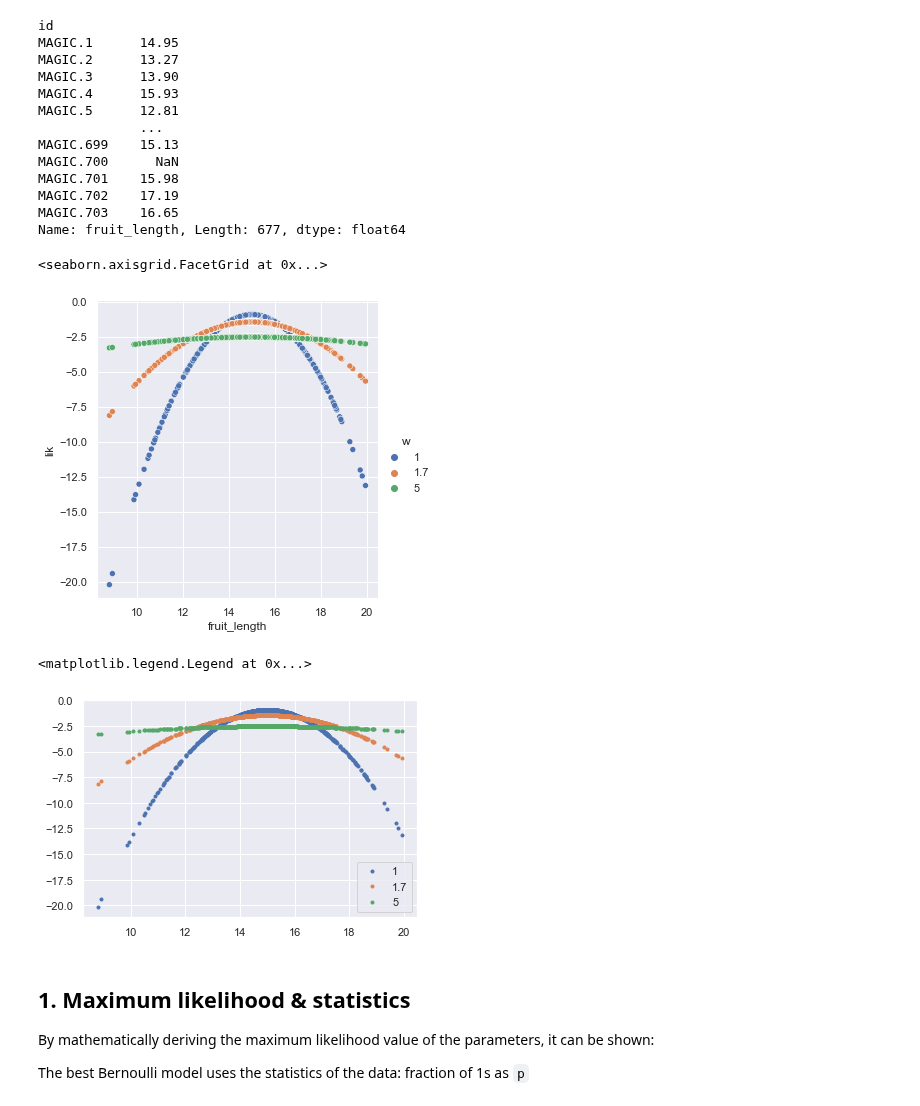
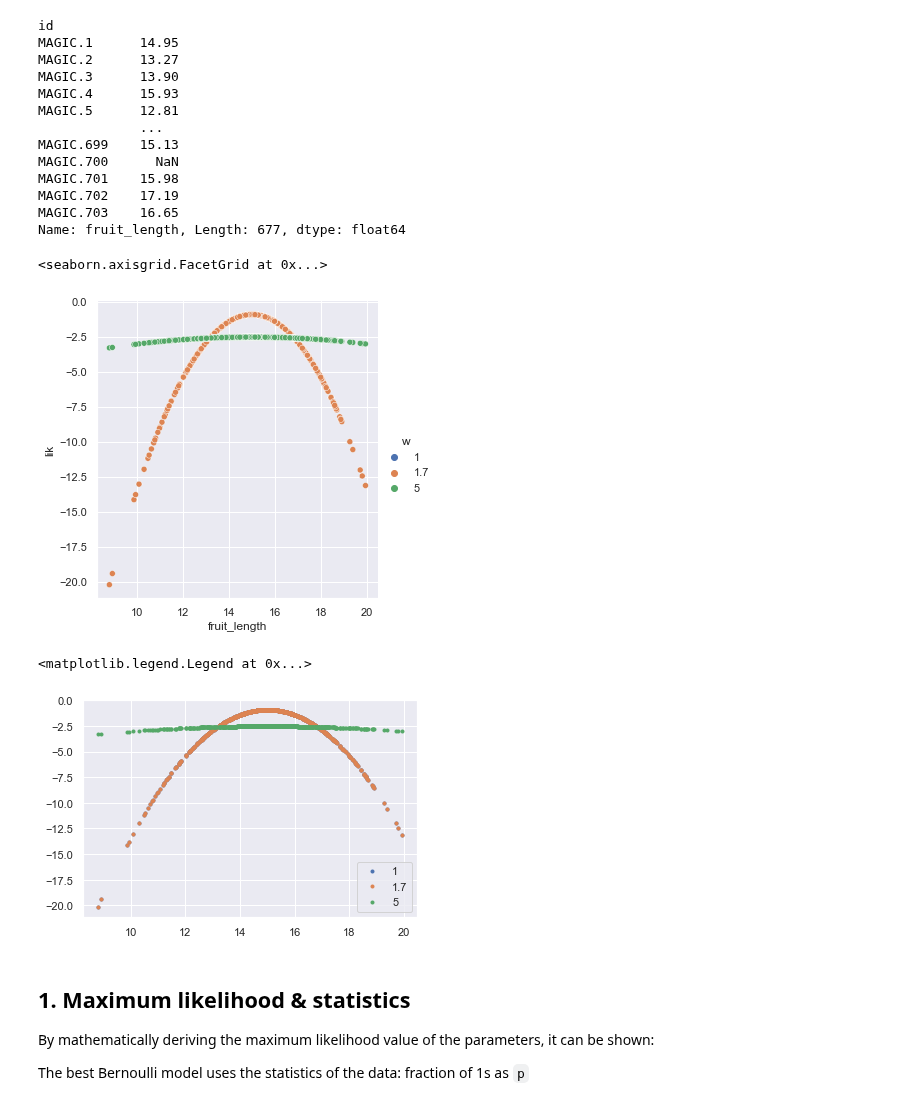
Before and after one commit to sam-delap/ds4bio, a Jupyter notebook: InClass/18_Nov8_linear_regression2.ipynb, the cells around one changed output. Saved outputs shown, nothing was run; the diff lists cells and outputs as text; code cells hidden in the pictures.

```diff
--- a/InClass/18_Nov8_linear_regression2.ipynb
+++ b/InClass/18_Nov8_linear_regression2.ipynb
@@ -35,19 +37,19 @@ Name: fruit_length, Length: 677, dtype: float64
 # %%
 import matplotlib.pyplot as plt
 norm_loc15 = norm(loc=15)
-norm_loc15_w = norm(loc=15,scale=1.7)
+norm_loc15_w = norm(loc=15,scale=1.)
 norm_loc15_w2 = norm(loc=15,scale=5)
 
 df = pd.DataFrame({'fruit_length':list(pheno['fruit_length']) + list(pheno['fruit_length']) +
                                    list(pheno['fruit_length']),
                    'lik':list(np.log(norm_loc15.pdf(pheno['fruit_length']))) +
                          list(np.log(norm_loc15_w.pdf(pheno['fruit_length']))) +
                          list(np.log(norm_loc15_w2.pdf(pheno['fruit_length']))),
                      'w':['1']*pheno.shape[0] + ['1.7']*pheno.shape[0] + ['5']*pheno.shape[0]})
 sns.relplot(data=df, x = 'fruit_length', y ='lik', hue='w')
 # %% [output]
 <seaborn.axisgrid.FacetGrid at 0x...>
-[figure, old version]
+[figure, new version]
 # %%
 f,ax = plt.subplots(1)
 ax.plot(pheno['fruit_length'],np.log(norm_loc15.pdf(pheno['fruit_length'])),'.')
@@ -56,7 +58,7 @@ ax.plot(pheno['fruit_length'],np.log(norm_loc15_w2.pdf(pheno['fruit_length'])),'
 ax.legend([1,1.7,5])
 # %% [output]
 <matplotlib.legend.Legend at 0x...>
-[figure, old version]
+[figure, new version]
 # %% [markdown]
 ## 1. Maximum likelihood & statistics
 By mathematically deriving the maximum likelihood value of the parameters, it can be shown:
```
Also changed, not shown: parts of 38 cells of this notebook, 2 other files.
